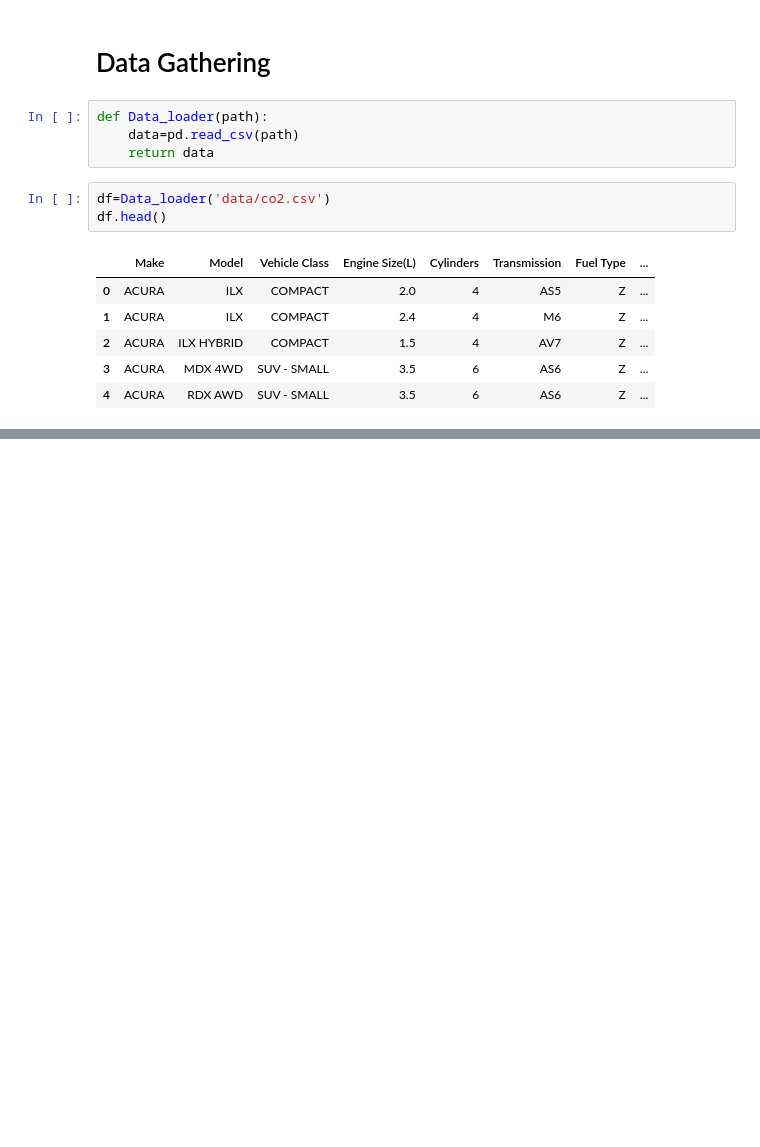
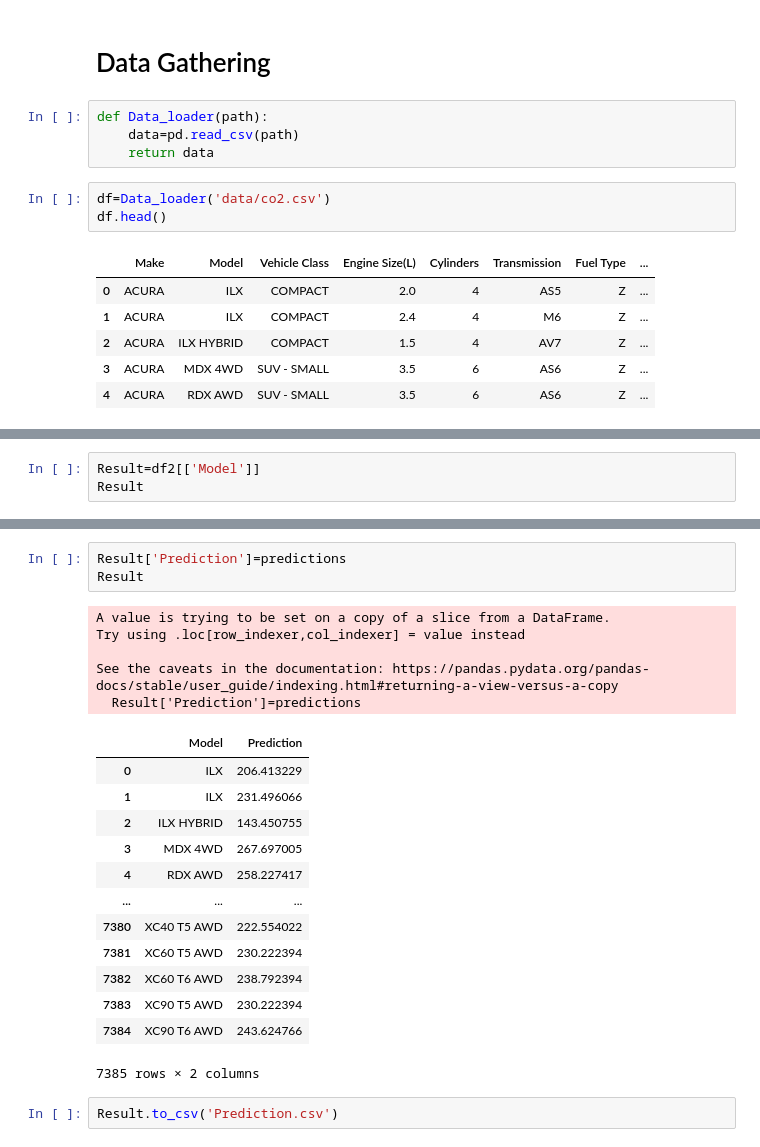
Before and after one commit to dnyaneshs1/CO2-Emission-Prediction, a Jupyter notebook: Project.ipynb, the cells around one changed output, grey strips where cells are left out. Drawn from its saved outputs; the diff is of its cells as text; blank space fills up the shorter version.

```diff
--- a/Project.ipynb
+++ b/Project.ipynb
@@ -25,0 +183,3 @@ df.head()
+# %%
+Result=df2[['Model']]
+Result
@@ -25,0 +200,24 @@ df.head()
+# %%
+Result['Prediction']=predictions
+Result
+# %% [output]
+A value is trying to be set on a copy of a slice from a DataFrame.
+Try using .loc[row_indexer,col_indexer] = value instead
+
+See the caveats in the documentation: https://pandas.pydata.org/pandas-docs/stable/user_guide/indexing.html#returning-a-view-versus-a-copy
+  Result['Prediction']=predictions
+|  | Model | Prediction |
+| 0 | ILX | 206.413229 |
+| 1 | ILX | 231.496066 |
+| 2 | ILX HYBRID | 143.450755 |
+| 3 | MDX 4WD | 267.697005 |
+| 4 | RDX AWD | 258.227417 |
+| ... | ... | ... |
+| 7380 | XC40 T5 AWD | 222.554022 |
+| 7381 | XC60 T5 AWD | 230.222394 |
+| 7382 | XC60 T6 AWD | 238.792394 |
+| 7383 | XC90 T5 AWD | 230.222394 |
+| 7384 | XC90 T6 AWD | 243.624766 |
+7385 rows × 2 columns
+# %%
+Result.to_csv('Prediction.csv')
```
Also changed, not shown: parts of 26 cells of this notebook, 3 other files.
